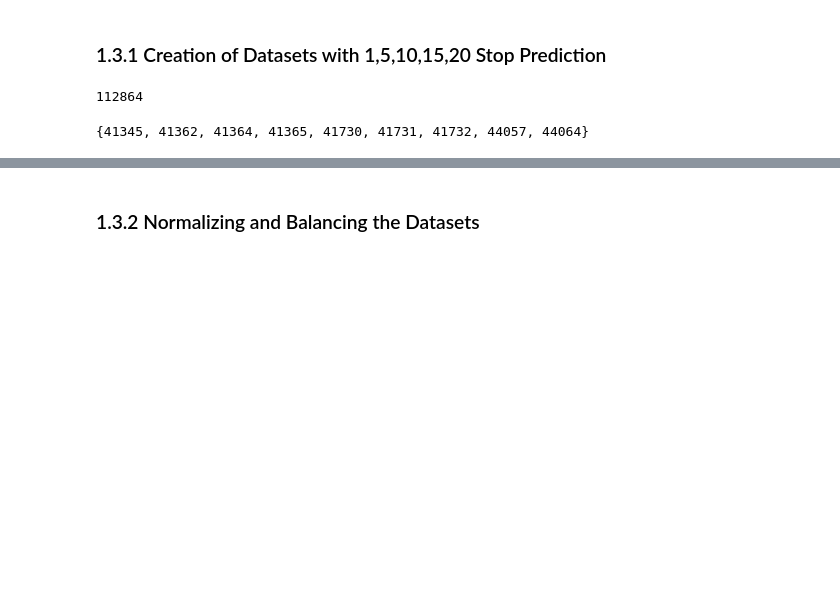
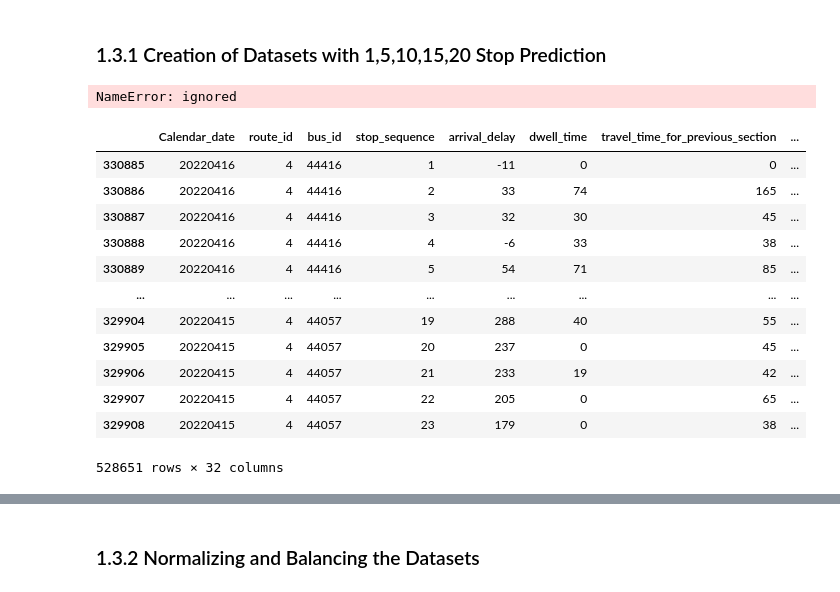
Before and after one commit to giancarlohc/Applied-AI-in-Transportation, a Jupyter notebook: Project/ProjectCode.ipynb, the cells around one changed output, grey strips where cells are left out. Saved outputs shown, nothing was run; the diff lists cells and outputs as text; code cells hidden in the pictures; blank space fills up the shorter version.

```diff
--- a/Project/ProjectCode.ipynb
+++ b/Project/ProjectCode.ipynb
@@ -160,24 +177,56 @@ dataset[0:5]['scheduled_travel_time'].sum()/60
 ## 1.3 Creation of Training Datasets
 # %% [markdown]
 ### 1.3.1 Creation of Datasets with 1,5,10,15,20 Stop Prediction
-# %%
-count = 0
-for k in set(dataset['Calendar_date']):
-  buses = set(dataset[dataset["Calendar_date"]==k]["bus_id"])
-  for j in buses:
-    for i in range(0,len(buses)+1):
-      #print(dataset[dataset["stop_sequence"]==i-5]])
-      #print(k,j,i)
-      count += 1
-
-print(count)
-#this ias wront because it doesnt take into account bus uturning, the bus should instead have its arrival values offset for the bus_id on each day
-# %% [output]
-112864
+# %%
+count = 0
+delayed5 = pd.DataFrame()
+delayed10 = pd.DataFrame()
+delayed15 = pd.DataFrame()
+delayed20 = pd.DataFrame()
+for k in set(dataset['Calendar_date']):
+  buses = set(dataset[dataset["Calendar_date"]==k]["bus_id"])
+  for j in buses:
+    pullout = dataset[(dataset['bus_id'] == j) & (dataset['Calendar_date'] == k)]
+
+    pullout5 = pullout.copy()
+    pullout5['delayed_delay'] = pullout5['arrival_delay'].shift(-4)
+    pullout5 = pullout5.dropna()
+    delayed5 = pd.concat((delayed5,pullout5),axis=0)
+
+    pullout10 = pullout.copy()
+    pullout10['delayed_delay'] = pullout10['arrival_delay'].shift(-9)
+    pullout10 = pullout10.dropna()
+    delayed10 = pd.concat((delayed10,pullout10),axis=0)
+
+    pullout15 = pullout.copy()
+    pullout15['delayed_delay'] = pullout15['arrival_delay'].shift(-14)
+    pullout15 = pullout15.dropna()
+    delayed15 = pd.concat((delayed15,pullout15),axis=0)
+
+    pullout20 = pullout.copy()
+    pullout20['delayed_delay'] = pullout20['arrival_delay'].shift(-19)
+    pullout20 = pullout20.dropna()
+    delayed20 = pd.concat((delayed20,pullout20),axis=0)
+# %% [output]
+NameError: ignored
+# %%
+delayed5
+# %% [output]
+|  | Calendar_date | route_id | bus_id | stop_sequence | arrival_delay | dwell_time | travel_time_for_previous_section | ... |
+| 330885 | 20220416 | 4 | 44416 | 1 | -11 | 0 | 0 | ... |
+| 330886 | 20220416 | 4 | 44416 | 2 | 33 | 74 | 165 | ... |
+| 330887 | 20220416 | 4 | 44416 | 3 | 32 | 30 | 45 | ... |
+| 330888 | 20220416 | 4 | 44416 | 4 | -6 | 33 | 38 | ... |
+| 330889 | 20220416 | 4 | 44416 | 5 | 54 | 71 | 85 | ... |
+| ... | ... | ... | ... | ... | ... | ... | ... | ... |
+| 329904 | 20220415 | 4 | 44057 | 19 | 288 | 40 | 55 | ... |
+| 329905 | 20220415 | 4 | 44057 | 20 | 237 | 0 | 45 | ... |
+| 329906 | 20220415 | 4 | 44057 | 21 | 233 | 19 | 42 | ... |
+| 329907 | 20220415 | 4 | 44057 | 22 | 205 | 0 | 65 | ... |
+| 329908 | 20220415 | 4 | 44057 | 23 | 179 | 0 | 38 | ... |
+528651 rows × 32 columns
 # %%
 buses
-# %% [output]
-{41345, 41362, 41364, 41365, 41730, 41731, 41732, 44057, 44064}
 # %%
 for i in range(1,28):
   print(len(dataset[dataset["stop_sequence"]==i]))
```
Also changed, not shown: parts of 5 cells of this notebook.
